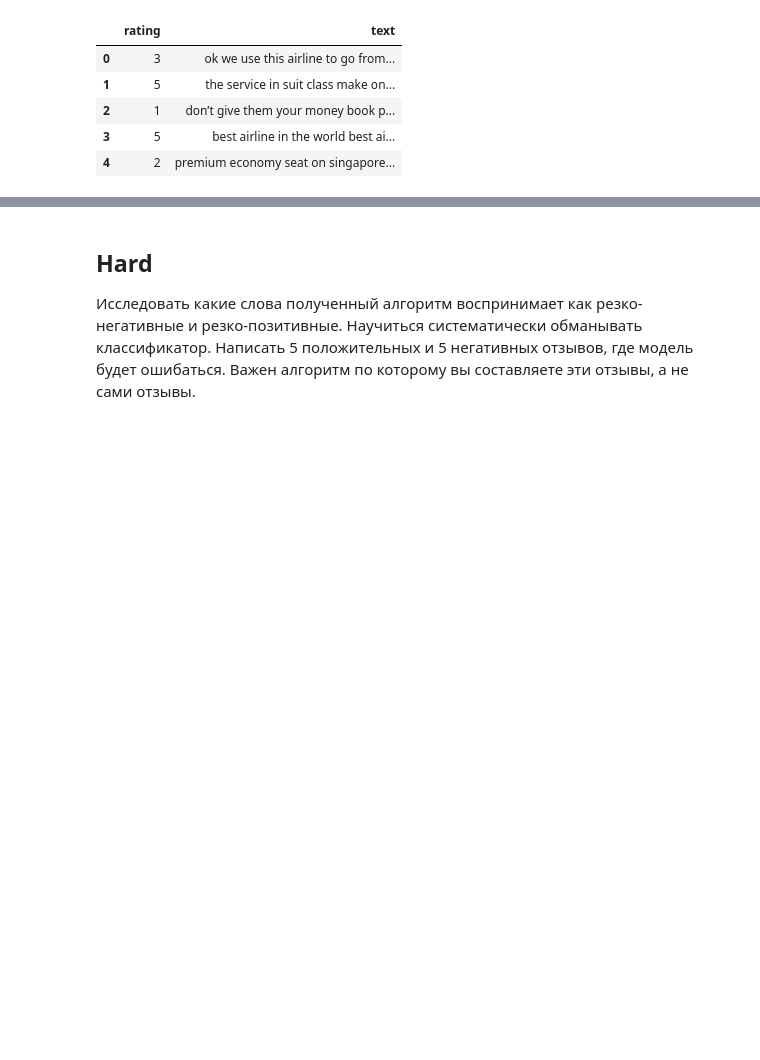
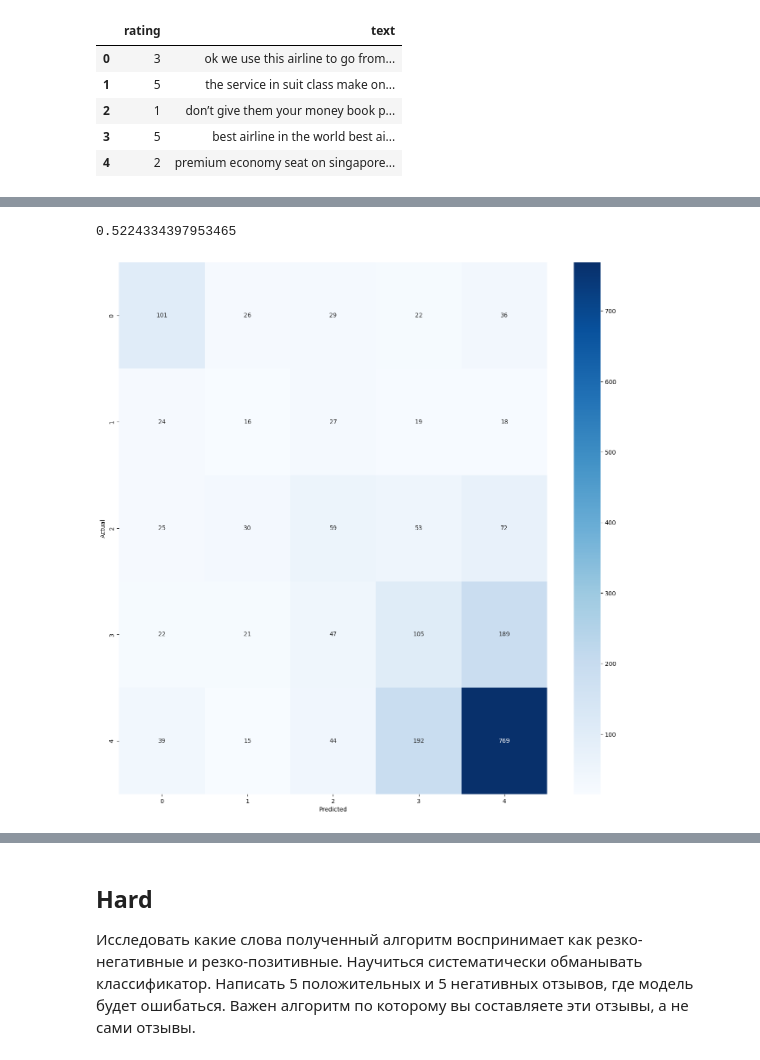
Before and after one commit to setday/HSE_ML_HW2024, a Jupyter notebook: notebooks/06-homework.ipynb, the cells around one changed output, grey strips where cells are left out. Drawn from its saved outputs; the diff is of its cells as text; code cells hidden in the pictures; blank space fills up the shorter version.

```diff
--- a/notebooks/06-homework.ipynb
+++ b/notebooks/06-homework.ipynb
@@ -196,0 +239,8 @@ pipeline.fit(x_train, y_train)
+# %%
+model_DT = DecisionTreeClassifier(max_depth=100, random_state=113)
+model_DT.fit(x_train, y_train)
+
+show_accuracy(y_test, model_DT.predict(x_test.reshape(x_test.shape[0], -1)))
+# %% [output]
+0.5224334397953465
+[figure, added]
```
Also changed, not shown: parts of 15 cells of this notebook.
